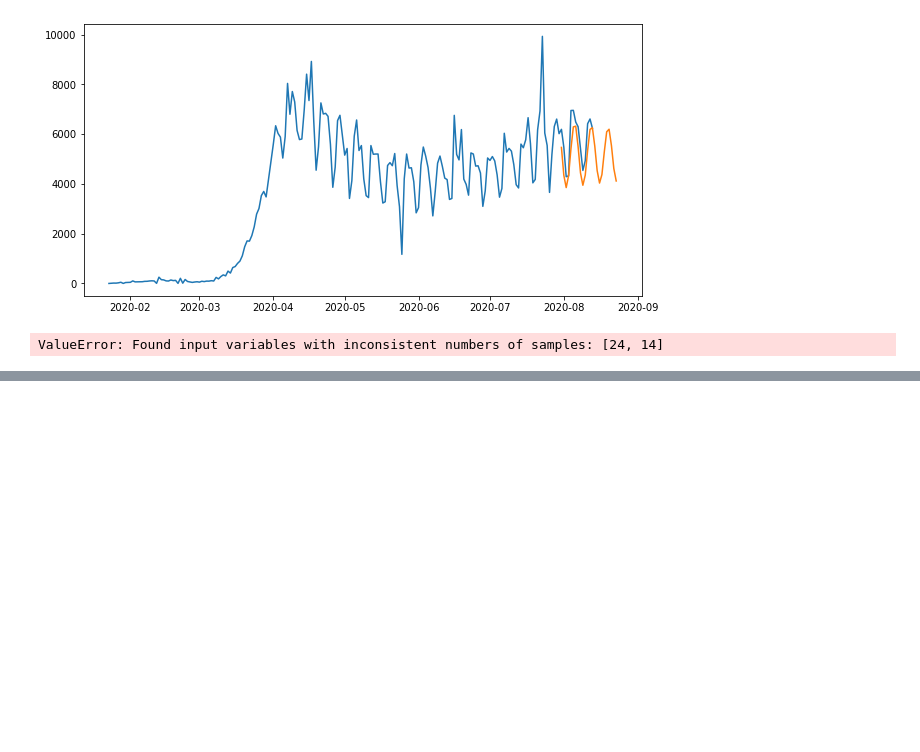
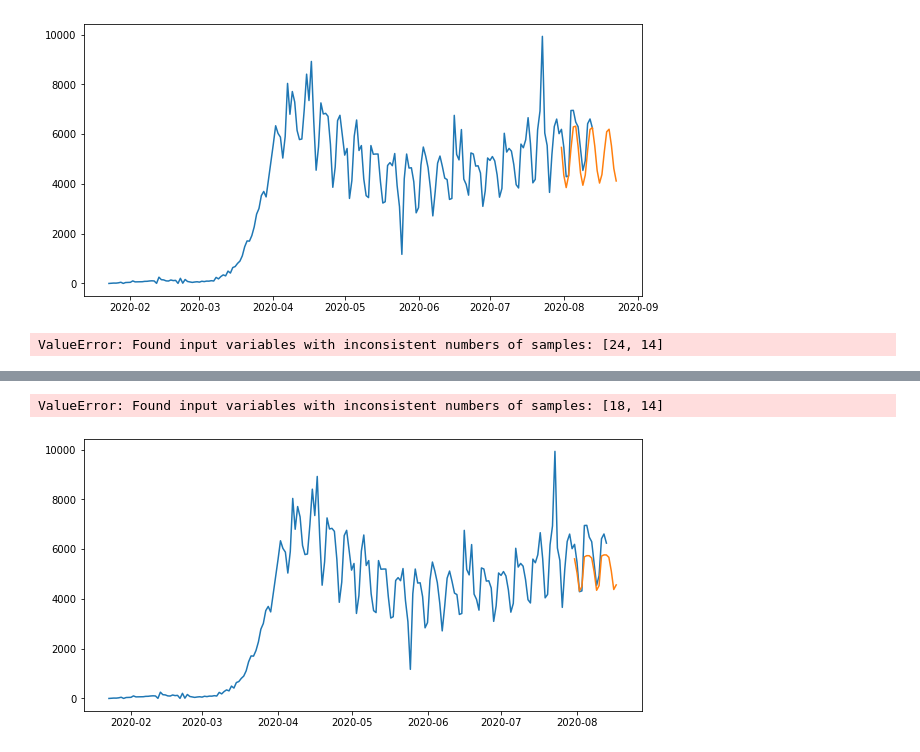
Before and after one commit to mthalken/covid, a Jupyter notebook: covid_prediction.ipynb, the cells around one changed output, grey strips where cells are left out. Cells and saved outputs as stored; diff of their text form; code cells hidden in the pictures; blank space fills up the shorter version.

Commit message:
running data through models.

```diff
--- a/covid_prediction.ipynb
+++ b/covid_prediction.ipynb
@@ -255,0 +238,4 @@ Warnings:
+# %%
+# add second column for Facebook prophet
+train['ds'] = train.index.values
+train
@@ -255,0 +257,4 @@ Warnings:
+# %%
+# fit the prophet model
+m = Prophet()
+m.fit(train)
@@ -255,0 +265,5 @@ Warnings:
+# %%
+# run the prophet prediction
+future = m.make_future_dataframe(periods = dataset.shape[0] - train.shape[0])
+prophet_predict = m.predict(future)
+prophet_predict
@@ -255,0 +284,14 @@ Warnings:
+# %%
+# find the MAE of the prophet prediction
+prophet_predict = prophet_predict.set_index('ds')
+prophet_future = prophet_predict.yhat.loc[prophet_predict.index >= start_date]
+print('MAE = ', mean_absolute_error(prophet_future, test))
+# %% [output]
+ValueError: Found input variables with inconsistent numbers of samples: [18, 14]
+# %%
+# plot the prediction
+plt.figure(figsize = (10, 5))
+l1 = plt.plot(daily_deaths, label = 'Observation')
+l2 = plt.plot(prophet_future, label = 'Prophet')
+# %% [output]
+[figure, added]
```
Also changed, not shown: parts of 14 cells of this notebook.
